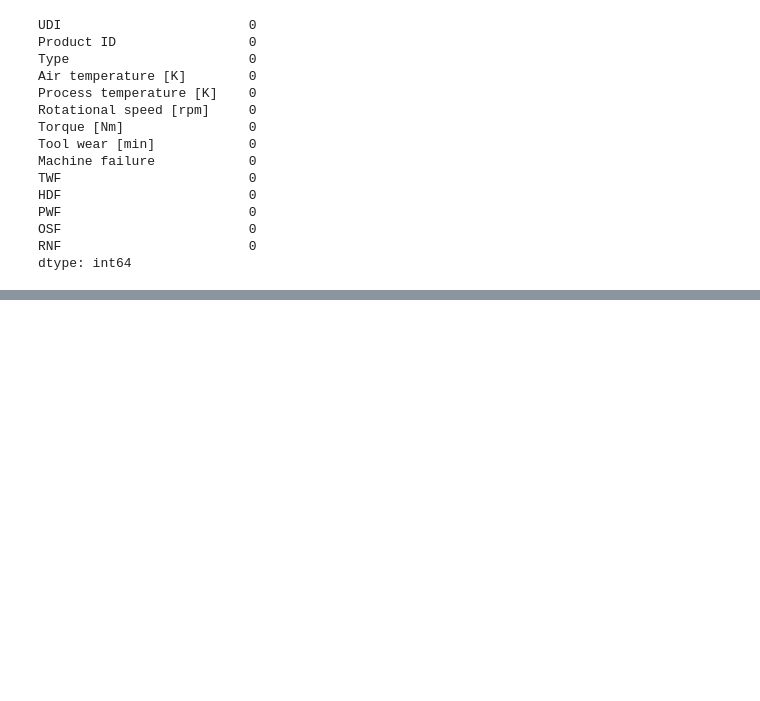
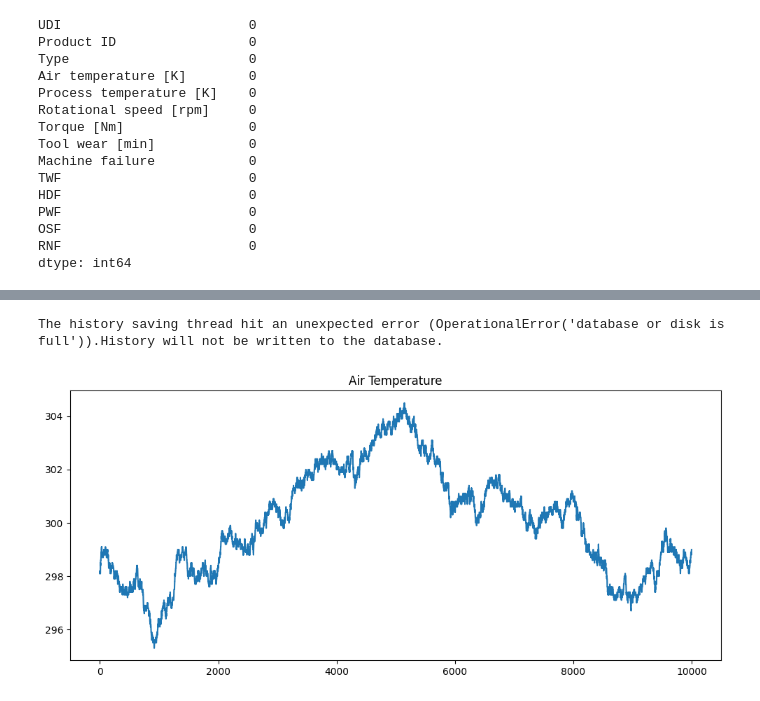
Before and after one commit to aarav2195/Infotact-DS-ML, a Jupyter notebook: Project-1-Predictive-Maintenance/notebooks/01_data_ingestion.ipynb, the cells around one changed output, grey strips where cells are left out. Saved outputs shown, nothing was run; the diff lists cells and outputs as text; code cells hidden in the pictures; blank space fills up the shorter version.

```diff
--- a/Project-1-Predictive-Maintenance/notebooks/01_data_ingestion.ipynb
+++ b/Project-1-Predictive-Maintenance/notebooks/01_data_ingestion.ipynb
@@ -43,0 +93,10 @@ dtype: int64
+# %%
+plt.figure(figsize=(12,5))
+
+plt.plot(df["Air temperature [K]"])
+
+plt.title("Air Temperature")
+plt.show()
+# %% [output]
+The history saving thread hit an unexpected error (OperationalError('database or disk is full')).History will not be written to the database.
+[figure, added]
```
Also changed, not shown: parts of 6 cells of this notebook, 1 other file.
